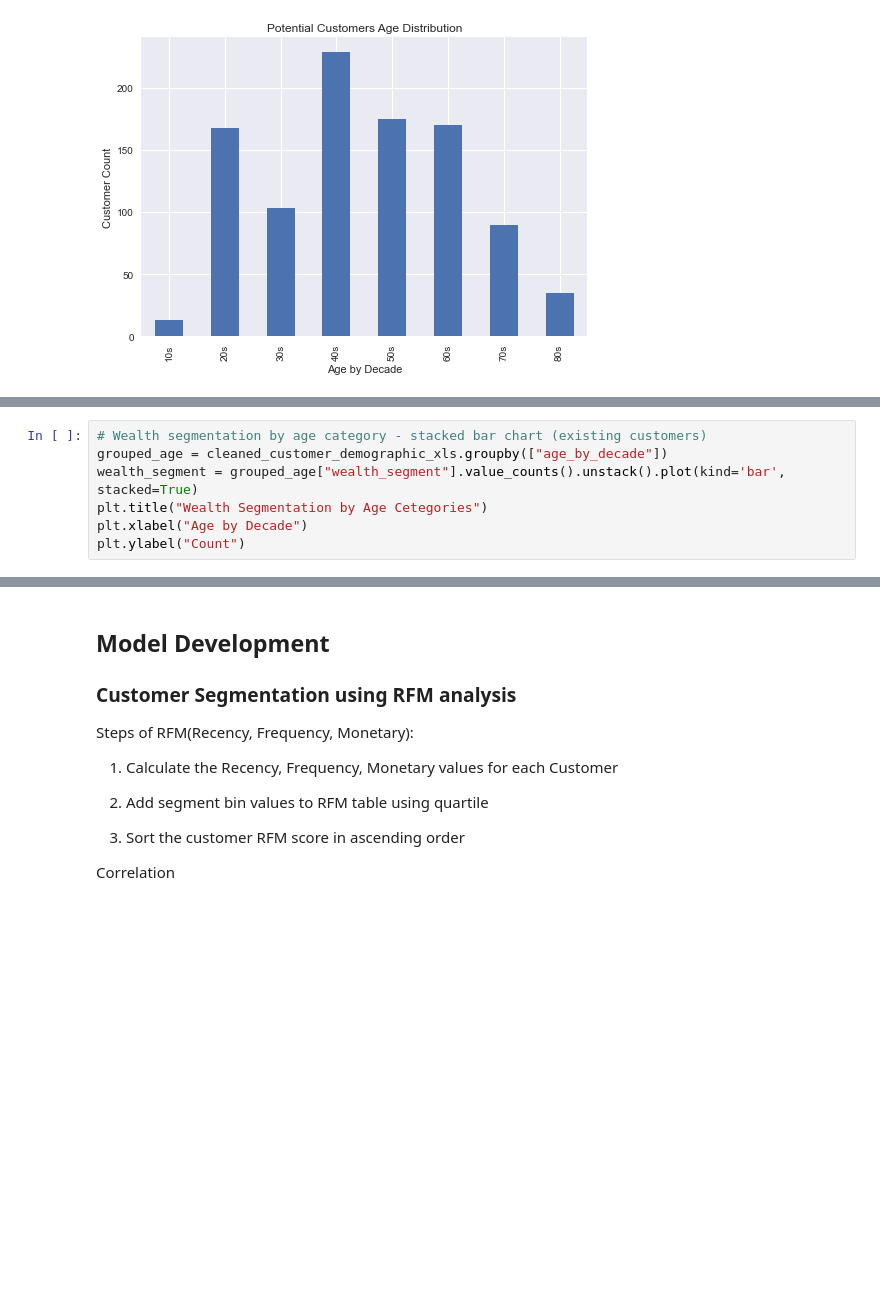
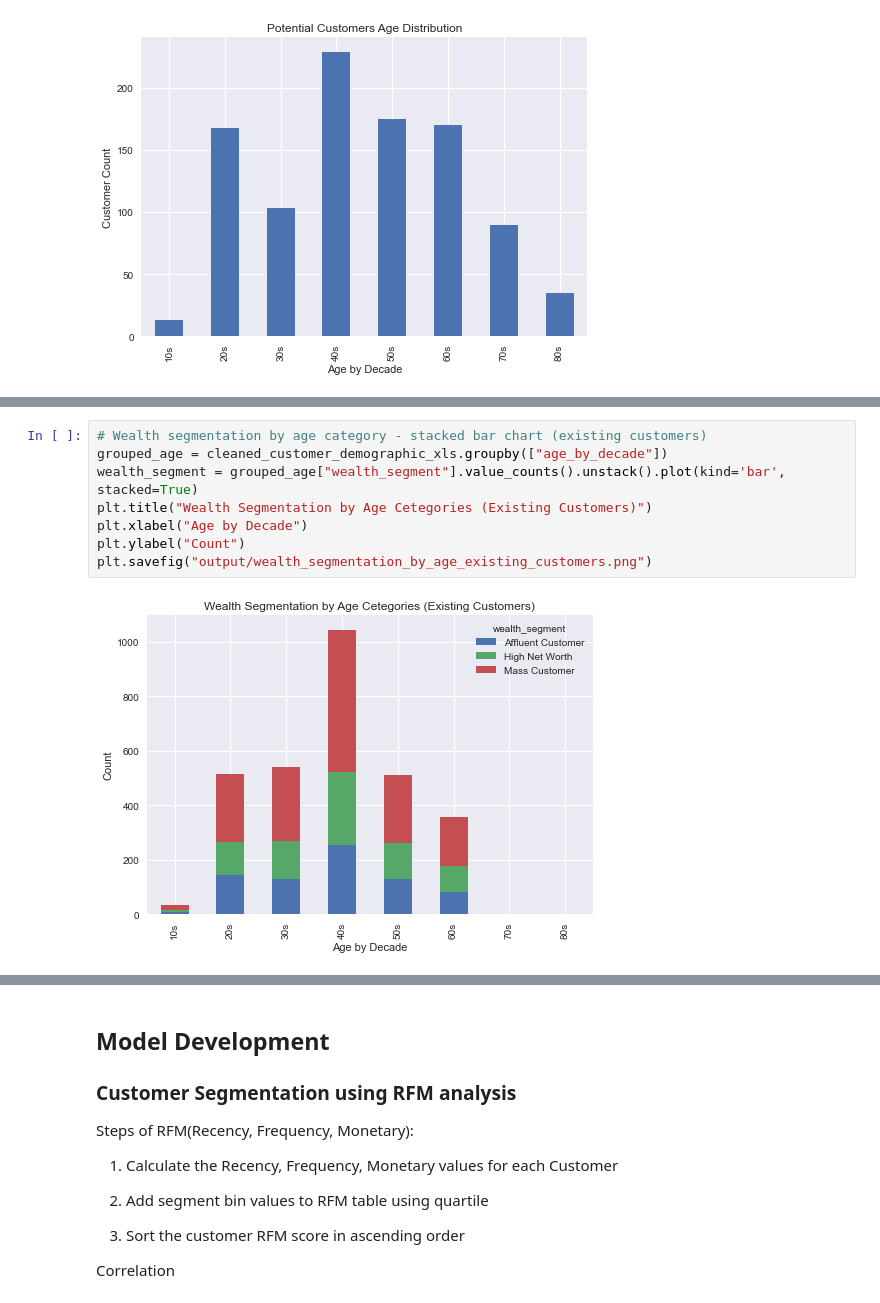
Before and after one commit to jeremychiaa/kpmg-virtual-internship, a Jupyter notebook: sprocket_script.ipynb, the cells around one changed output, grey strips where cells are left out. Saved outputs shown, nothing was run; the diff lists cells and outputs as text; blank space fills up the shorter version.

```diff
--- a/sprocket_script.ipynb
+++ b/sprocket_script.ipynb
@@ -439,10 +442,13 @@ plt.axis("equal")
 # %%
 # Wealth segmentation by age category - stacked bar chart (existing customers)
 grouped_age = cleaned_customer_demographic_xls.groupby(["age_by_decade"])
 wealth_segment = grouped_age["wealth_segment"].value_counts().unstack().plot(kind='bar', stacked=True)
-plt.title("Wealth Segmentation by Age Cetegories")
+plt.title("Wealth Segmentation by Age Cetegories (Existing Customers)")
 plt.xlabel("Age by Decade")
 plt.ylabel("Count")
+plt.savefig("output/wealth_segmentation_by_age_existing_customers.png")
+# %% [output]
+[figure, added]
 # %%
 # Wealth segmentation by age category - stacked bar chart (potential customers)
 grouped_age = new_customer_list_xls.groupby(["age_by_decade"])
```
Also changed, not shown: parts of 7 cells of this notebook.
